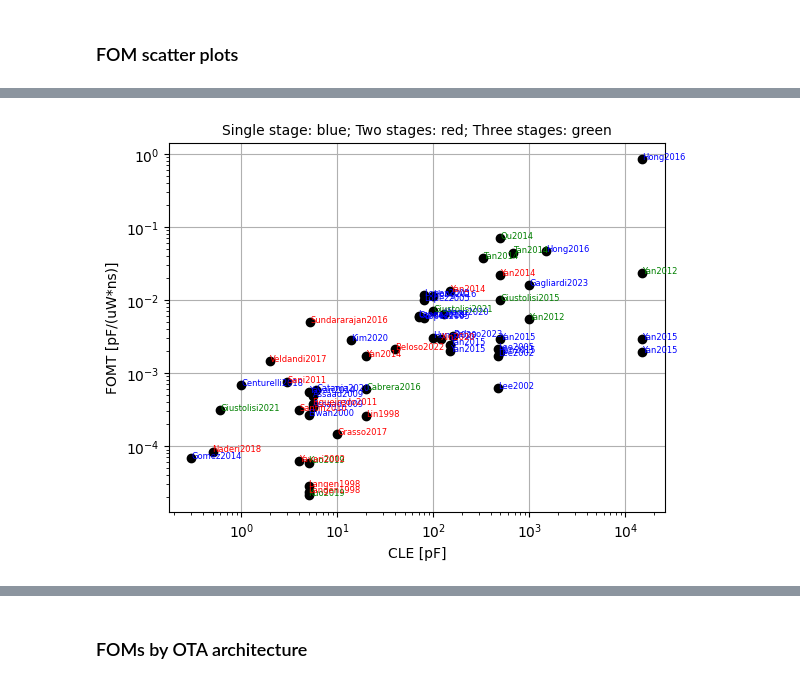
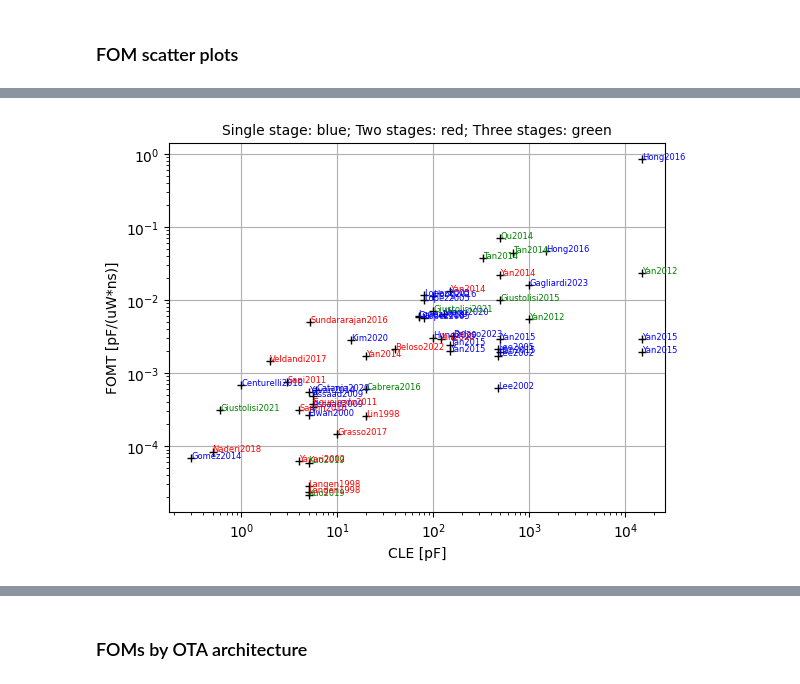
Before and after one commit to michele-dei/OTA-settling-survey, a Jupyter notebook: ota-settling-survey.ipynb, the cells around one changed output, grey strips where cells are left out. Drawn from its saved outputs; the diff is of its cells as text; code cells hidden in the pictures.

```diff
--- a/ota-settling-survey.ipynb
+++ b/ota-settling-survey.ipynb
@@ -16,10 +16,17 @@ The **namespace** is populated with variables corresponding to the column name o
 import numpy as np
 import pandas as pd
 import matplotlib.pyplot as plt
+pd.options.mode.chained_assignment = None  # default='warn'
+from IPython.display import display
 
 x0 = pd.read_excel('ota-settling-survey.xlsx', header=1)
 units = x0.iloc[0]
 x = x0.iloc[1:]
+
+# Global swicth variable to filter the designs only to measured results
+exclude_simulation_results = False
+if exclude_simulation_results:
+    x = x.loc[x['EXPM']=='Measured']
 
 DOI = np.array(x['DOI'])
 AU1 = np.array(x['AU1'])
@@ -98,3 +72,21 @@ x.loc[:, 'FOMN'] = pd.Series(FOMN)
+# %%
+# extract worst-case conditions (ignores NaNs)
+SR = np.fmin(SRP, SRN)
+TS = np.fmax(TSP, TSN)
+x['SR'] = SR.tolist()
+x['TS'] = TS.tolist()
+# %%
+# calaculate the FOMs
+FOMS = UGF*CLE/PWR
+FOML = SR*CLE/PWR
+FOMT = CLE/(TS*PWR)
+FOMN = DVS*FOMT*SUP
+
+# add to dataframe
+x['FOMS'] = FOMS.tolist()
+x['FOML'] = FOML.tolist()
+x['FOMT'] = FOMT.tolist()
+x['FOMN'] = FOMN.tolist()
 # %% [markdown]
 ## Data Analysis and Representation
 
@@ -190,18 +213,18 @@ ax.grid()
 # %%
 fig = plt.figure()
 ax = fig.add_subplot(111)
-ax.loglog(CLE, FOMT, 'ko')
+ax.loglog(CLE, FOMT, 'k+')
 ax.set_xlabel('CLE [pF]')
 for ii, annotation in enumerate(apa_style_annotations()):
     xx=CLE[ii]
     yy=FOMT[ii]
     if np.isfinite(xx) and np.isfinite(yy):
         ax.text(xx, yy, annotation, color=ns_to_color(ii), fontsize=6)
 ax.set_ylabel('FOMT [pF/(uW*ns)]')
 ax.set_title('Single stage: blue; Two stages: red; Three stages: green', fontsize=10)
 ax.grid()
 # %% [output]
-[figure, old version]
+[figure, new version]
 # %%
 fig = plt.figure()
 ax = fig.add_subplot(111)
```
Also changed, not shown: parts of 10 cells of this notebook.
